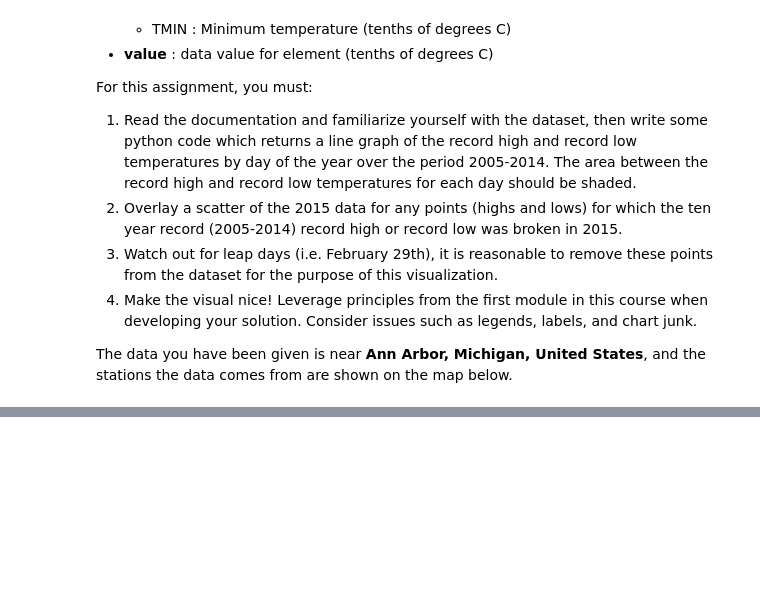
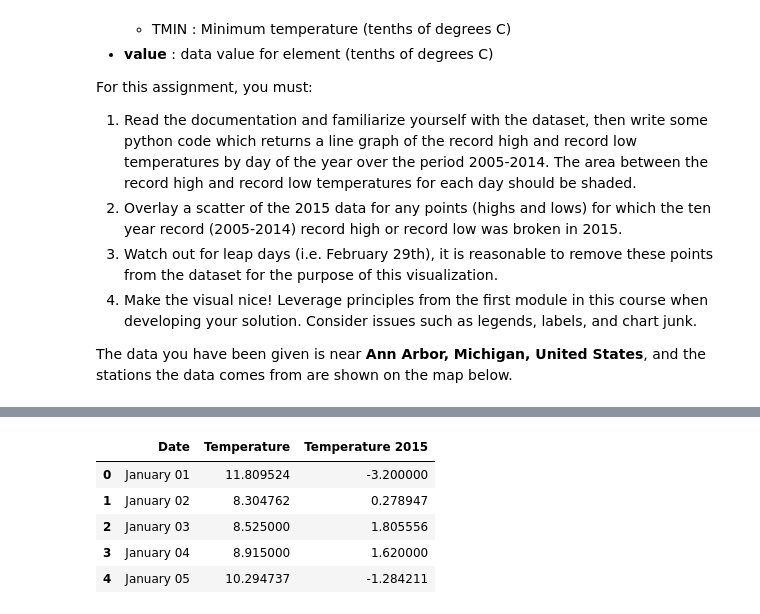
Before and after one commit to AndresColognesi/DS_DataVizProjects, a Jupyter notebook: A2_WeatherData/Assignment2.ipynb, the cells around one changed output, grey strips where cells are left out. Cells and saved outputs as stored; diff of their text form; code cells hidden in the pictures; blank space fills up the shorter version.

Commit message:
feat: Merge datasets and convert dates to strings

```diff
--- a/A2_WeatherData/Assignment2.ipynb
+++ b/A2_WeatherData/Assignment2.ipynb
@@ -151,3 +126,31 @@ Min 2005-2014:
+# %%
+##################################
+## Ajust data for Visualization ##
+##################################
+
+# Reset Dates from index to column:
+max_temps.reset_index(inplace=True)
+min_temps.reset_index(inplace=True)
+# Convert integers to timedeltas of days:
+max_temps['Date'] = pd.to_timedelta(max_temps['Date'], unit='days')
+min_temps['Date'] = pd.to_timedelta(min_temps['Date'], unit='days')
+# Add an arbitrary base year (not a leap year) so that we have all days as day and month:
+base_date = pd.to_datetime('2013-12-31', yearfirst=True)
+max_temps['Date'] += base_date
+min_temps['Date'] += base_date
+# Display only day and month:
+max_temps['Date'] = max_temps['Date'].dt.strftime('%B %d')
+min_temps['Date'] = min_temps['Date'].dt.strftime('%B %d')
+
+# Just for verification:
+max_temps.head()
+# %% [output]
+|  | Date | Temperature | Temperature 2015 |
+| 0 | January 01 | 11.809524 | -3.200000 |
+| 1 | January 02 | 8.304762 | 0.278947 |
+| 2 | January 03 | 8.525000 | 1.805556 |
+| 3 | January 04 | 8.915000 | 1.620000 |
+| 4 | January 05 | 10.294737 | -1.284211 |
 # %%
 ###############
 ## Plot Data ##
```
Also changed, not shown: parts of 2 cells of this notebook.
